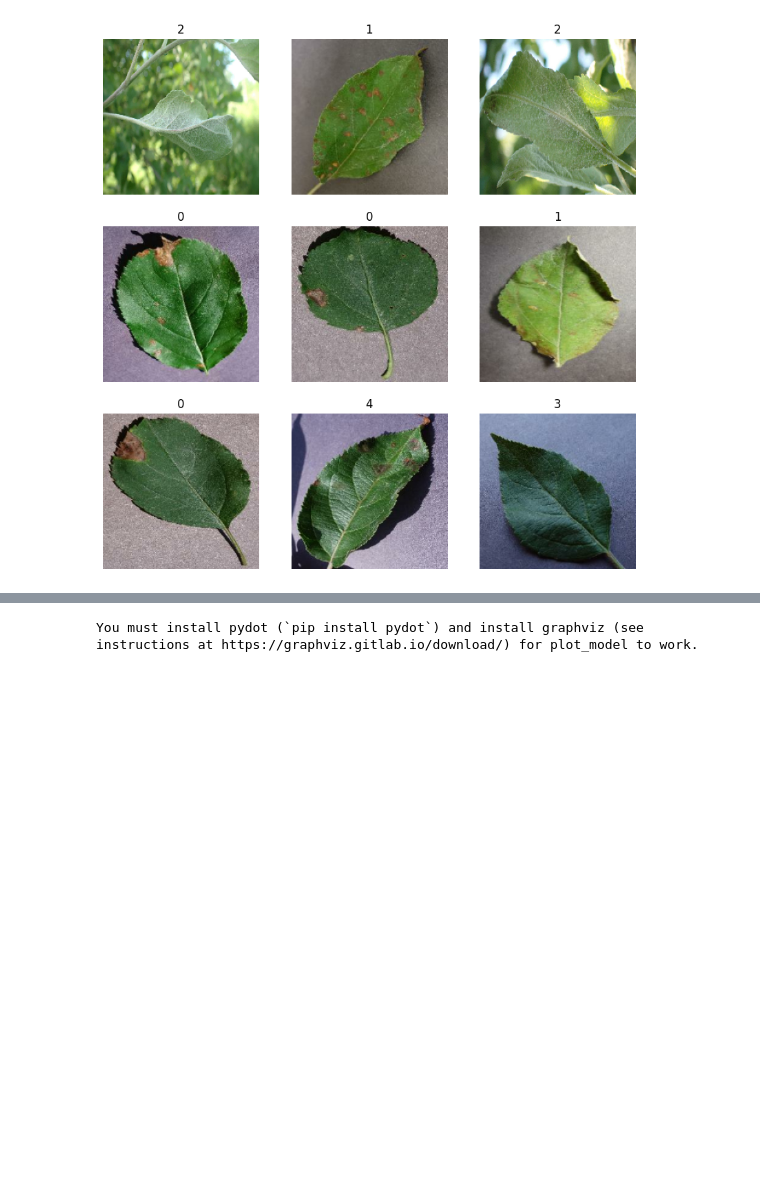
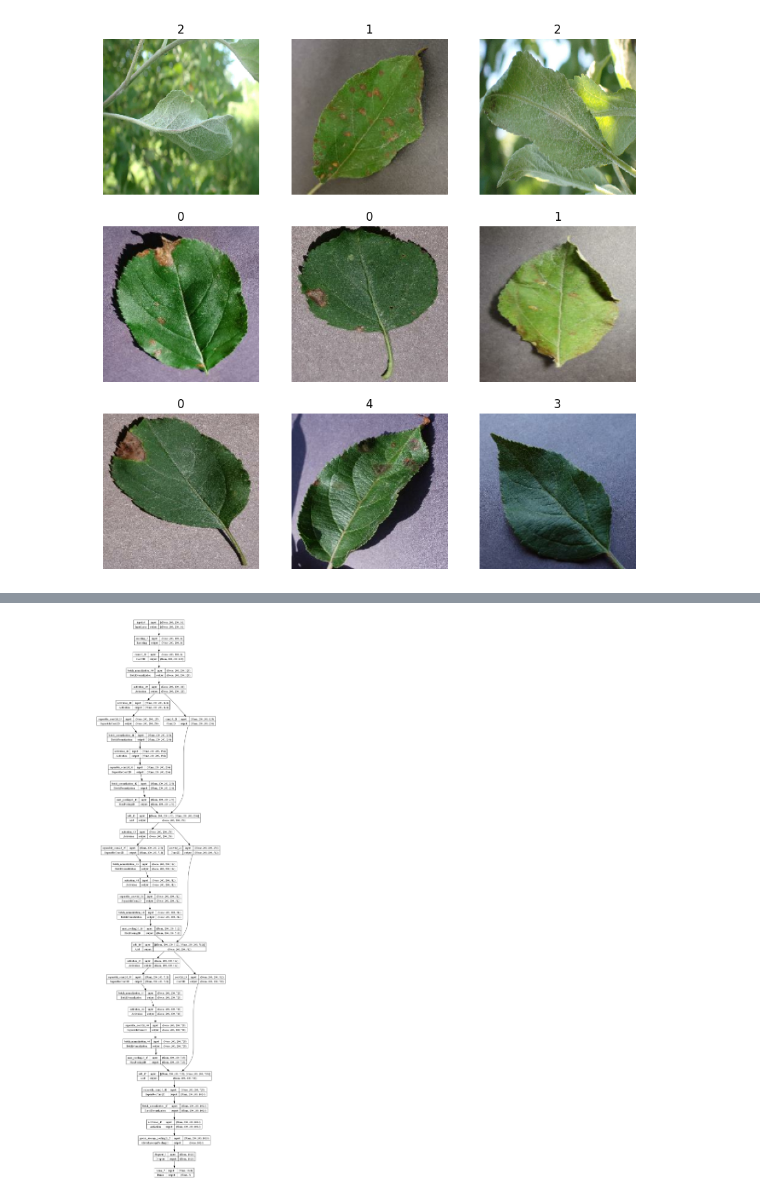
Before and after one commit to filiP9519/Plants, a Jupyter notebook: plants.ipynb, the cells around one changed output, grey strips where cells are left out. Drawn from its saved outputs; the diff is of its cells as text; code cells hidden in the pictures; blank space fills up the shorter version.

```diff
--- a/plants.ipynb
+++ b/plants.ipynb
@@ -113,34 +108,33 @@ def make_model(input_shape, num_classes):
         x = tf.keras.layers.Activation("relu")(x)
         x = tf.keras.layers.SeparableConv2D(size, 3, padding="same")(x)
         x = tf.keras.layers.BatchNormalization()(x)
 
         x = tf.keras.layers.MaxPooling2D(3, strides=1, padding="same")(x)
 
         #Project residual
         residual = tf.keras.layers.Conv2D(size, 1, strides=1, padding="same")(
             previous_block_activation
         )
         x = tf.keras.layers.add([x, residual]) # Add back residual
         previous_block_activation = x # Set aside next residual
 
     x = tf.keras.layers.SeparableConv2D(1024, 3, padding="same")(x)
     x = tf.keras.layers.BatchNormalization()(x)
     x = tf.keras.layers.Activation("relu")(x)
 
     x = tf.keras.layers.GlobalAveragePooling2D()(x)
     #if num_classes == 2:
     #    activation = "sigmoid"
     #    units = 1
     #else:
     activation = "softmax"
-    units = num_classes
+    units = 5
 
     x = tf.keras.layers.Dropout(0.5)(x)
     outputs = tf.keras.layers.Dense(units, activation=activation)(x)
     return keras.Model(inputs, outputs)
 
-model = make_model(input_shape=image_size + (3,), num_classes=5)
+model = make_model(image_size + (3,), 5)
 keras.utils.plot_model(model, show_shapes=True)
-print("just in case")
 # %% [output]
-You must install pydot (`pip install pydot`) and install graphviz (see instructions at https://graphviz.gitlab.io/download/) for plot_model to work.
+[figure, added]
```
Also changed, not shown: parts of 4 cells of this notebook.
